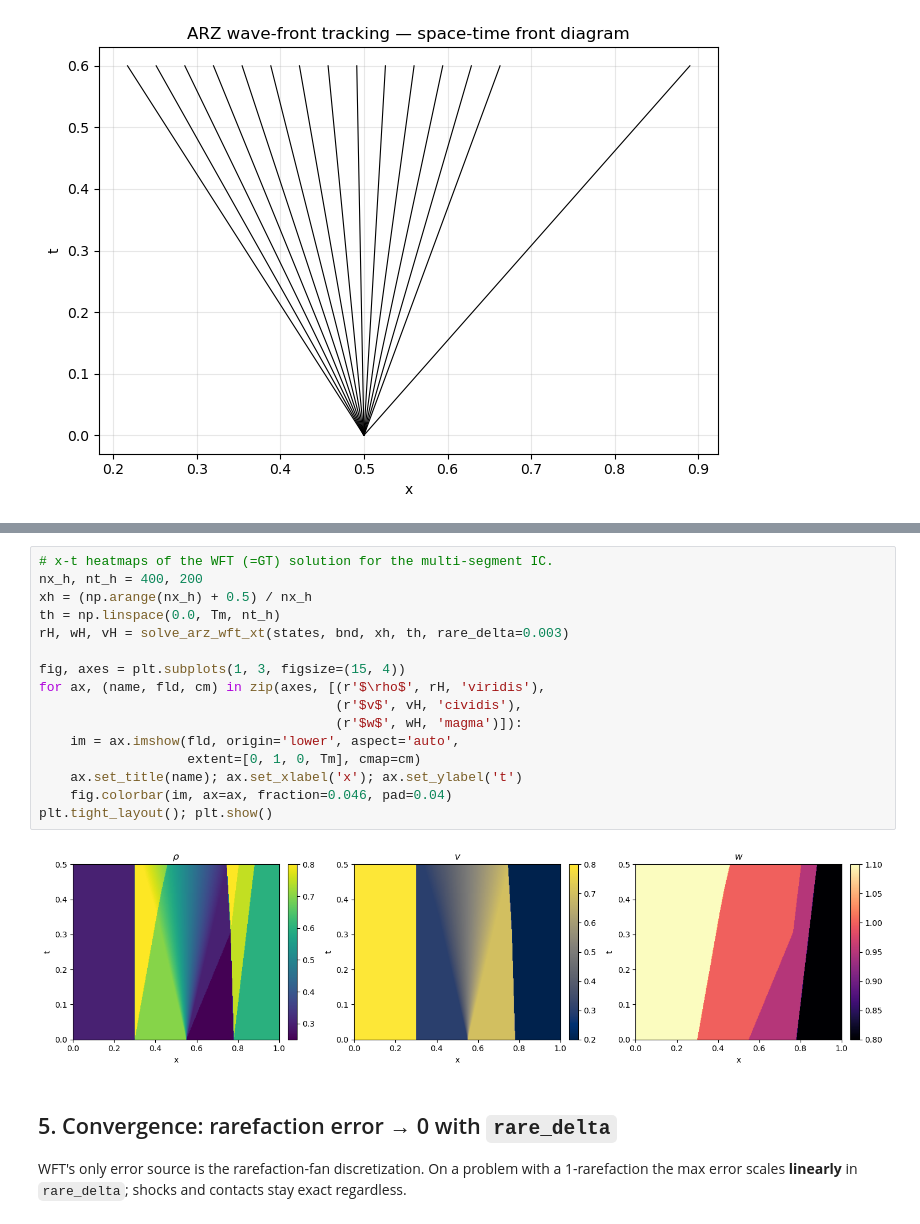
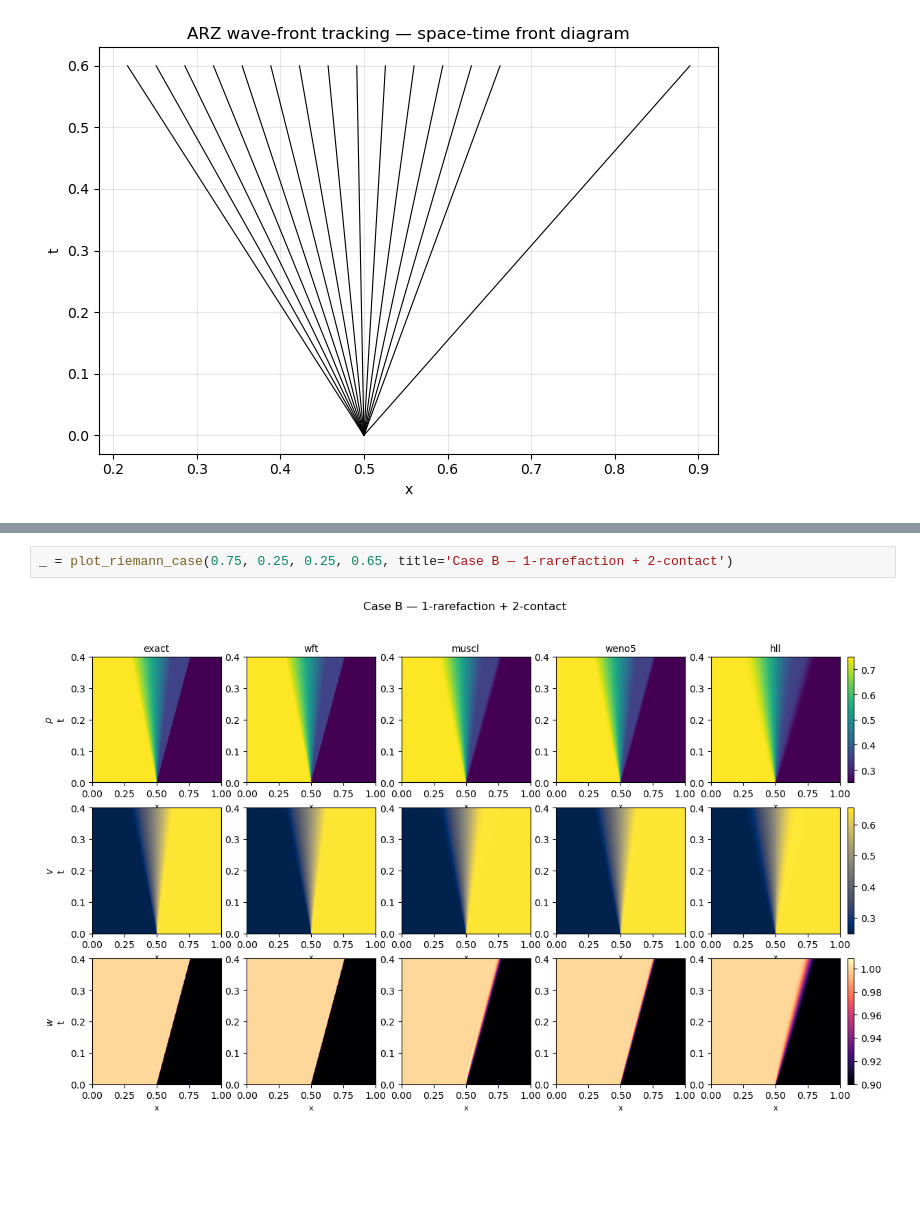
Before and after one commit to D-2n/DL-for-HPDE, a Jupyter notebook: notebooks/ARZ-WFT-algorithm.ipynb, the cells around one changed output, grey strips where cells are left out. Cells and saved outputs as stored; diff of their text form; blank space fills up the shorter version.

```diff
--- a/notebooks/ARZ-WFT-algorithm.ipynb
+++ b/notebooks/ARZ-WFT-algorithm.ipynb
@@ -203,24 +288,4 @@ events: 7  fronts at end: 19
 # %%
-# x-t heatmaps of the WFT (=GT) solution for the multi-segment IC.
-nx_h, nt_h = 400, 200
-xh = (np.arange(nx_h) + 0.5) / nx_h
-th = np.linspace(0.0, Tm, nt_h)
-rH, wH, vH = solve_arz_wft_xt(states, bnd, xh, th, rare_delta=0.003)
-
-fig, axes = plt.subplots(1, 3, figsize=(15, 4))
-for ax, (name, fld, cm) in zip(axes, [(r'$\rho$', rH, 'viridis'),
-                                      (r'$v$', vH, 'cividis'),
-                                      (r'$w$', wH, 'magma')]):
-    im = ax.imshow(fld, origin='lower', aspect='auto',
-                   extent=[0, 1, 0, Tm], cmap=cm)
-    ax.set_title(name); ax.set_xlabel('x'); ax.set_ylabel('t')
-    fig.colorbar(im, ax=ax, fraction=0.046, pad=0.04)
-plt.tight_layout(); plt.show()
+_ = plot_riemann_case(0.75, 0.25, 0.25, 0.65, title='Case B — 1-rarefaction + 2-contact')
 # %% [output]
-[figure, old version]
+[figure, new version]
-# %% [markdown]
-## 5. Convergence: rarefaction error → 0 with `rare_delta`
-
-WFT's only error source is the rarefaction-fan discretization. On a problem
-with a 1-rarefaction the max error scales **linearly** in `rare_delta`; shocks
-and contacts stay exact regardless.
```
Also changed, not shown: parts of 18 cells of this notebook.
